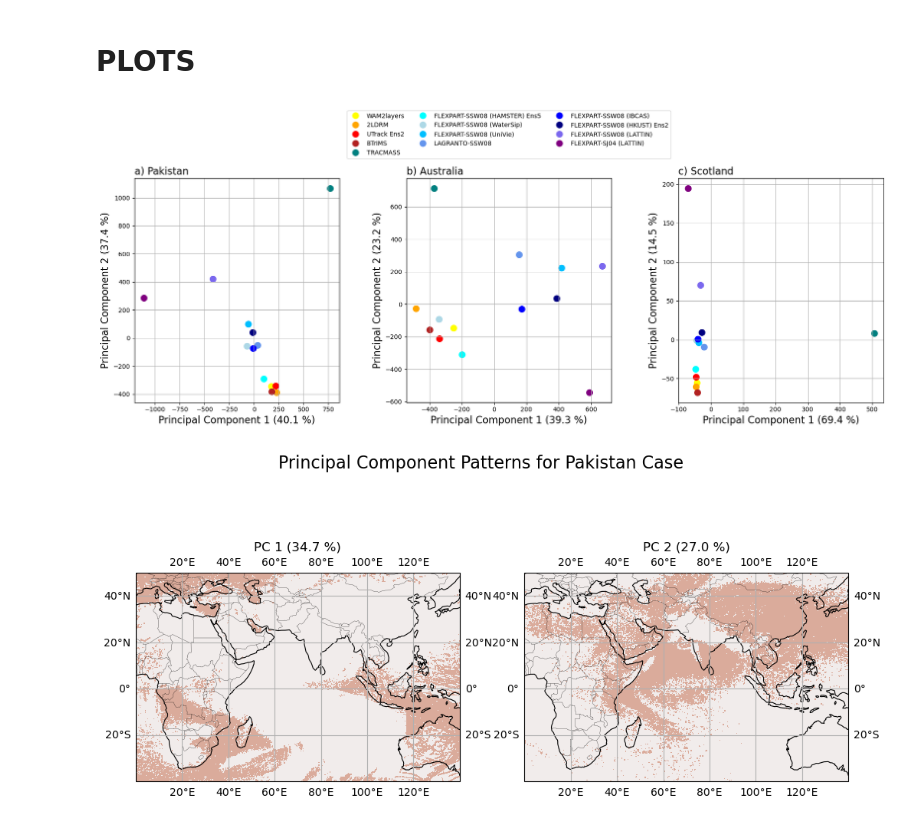
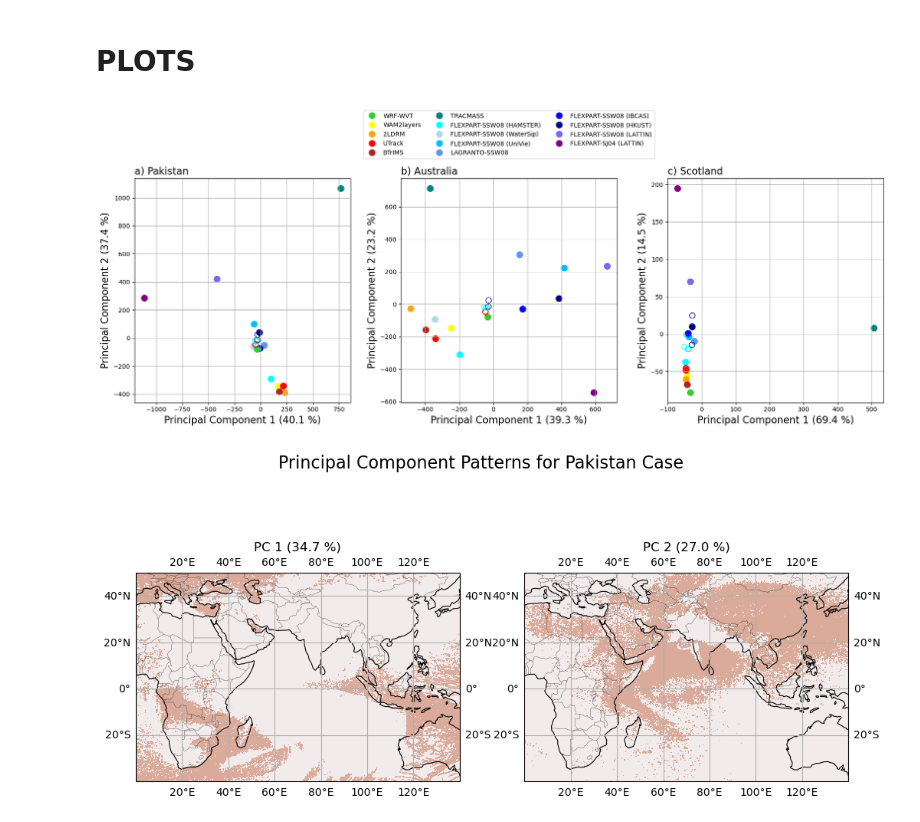
Before and after one commit to Moisture-tracking-community/INSPIRE, a Jupyter notebook: Figure8_Clustering.ipynb, the cells around one changed output. Saved outputs shown, nothing was run; the diff lists cells and outputs as text; code cells hidden in the pictures.

Commit message:
Added additional ensemble members to plot

```diff
--- a/Figure8_Clustering.ipynb
+++ b/Figure8_Clustering.ipynb
@@ -66,18 +66,18 @@ list_reordered = [
 
 # Assign a color for each model
 colors = {
-    #"WRF-WVT": "limegreen",
+    "WRF-WVT": "limegreen",
     "WAM2layers": "yellow",
     "2LDRM": "orange",
-    "UTrack Ens2": "red",
+    "UTrack": "red",
     "BTrIMS": "firebrick",
     "TRACMASS": "teal",
-    "FLEXPART-SSW08 (HAMSTER) Ens5": "cyan",
+    "FLEXPART-SSW08 (HAMSTER)": "cyan",
     "FLEXPART-SSW08 (WaterSip)": "lightblue",
     "FLEXPART-SSW08 (UniVie)": "deepskyblue",
     "LAGRANTO-SSW08": "cornflowerblue",
     "FLEXPART-SSW08 (IBCAS)": "blue",
-    "FLEXPART-SSW08 (HKUST) Ens2": "navy",
+    "FLEXPART-SSW08 (HKUST)": "navy",
     "FLEXPART-SSW08 (LATTIN)": "mediumslateblue",
     "FLEXPART-SJ04 (LATTIN)": "purple",
 }
@@ -299,11 +299,18 @@ Explained variance by the first 10 principal components: [0.69355633 0.14457407
 # %% [markdown]
 # PLOTS
 # %%
+
 fig, axs = plt.subplots(nrows=2, ncols=3, figsize=(18, 7.5), height_ratios=[1, 12])
 plt.subplots_adjust(wspace=0.02, hspace=0.25)
 
 subplot_labels = ['a)', 'b)', 'c)']
 subplot_labels = [label + ' ' + case for label, case in zip(subplot_labels, cases)]
+
+models = list(all_maps.data_vars) + list(all_maps_other.data_vars)
+names = [
+    model[: model.find("Ens")].rstrip(" ") if "Ens" in model else model
+    for model in models
+]
 
 #Start by plotting legend in top row
 ax = axs[0, 1]
@@ -318,42 +325,45 @@ ax.legend(
     handles=handles,
     handler_map={mpatches.Circle: HandlerEllipse()},
     loc="upper center",
     ncols=3,
     prop={"size": fontsize_legend},
 )
 
 for i in range(3):
     axs[0,i].axis('off')
 
 #Then plot the PCA subplots
 for i, case in enumerate(cases):
     pca_result = pca_results[case]['pca_result']
     explained_variance = pca_results[case]['explained_variance']
 
     ax = axs[1,i]
 
-    for j, model in enumerate(all_maps.data_vars):
-
-        ax.scatter(pca_result[j,0], pca_result[j,1], s=100, color=colors[model], label=model if i==0 else "")
-        #ax.text(pca_result[j,0]+0.01, pca_result[j,1]+0.01, model, color='gray', fontsize=8)
-    for j, model in enumerate(all_maps_other.data_vars):
-        projection = other_models_pca_projection[model]
-        ax.scatter(projection[0,0], projection[0,1], s=100, color=colors[model], label=model if i==0 else "", marker='X')
-        #ax.text(projection[0,0]+0.01, projection[0,1]+0.01, model, color='gray', fontsize=8)
+    for j, model in enumerate(models):
+        if(model in all_maps.data_vars):
+            ax.scatter(pca_result[j,0], pca_result[j,1], s=100, color=colors[names[j]], label=model if i==0 else "")
+            #ax.text(pca_result[j,0]+0.01, pca_result[j,1]+0.01, model, color='gray', fontsize=8)
+        elif(model in all_maps_other.data_vars):
+            projection = other_models_pca_projection[model]
+            if(model == "WRF-WVT"):
+                 ax.scatter(projection[0,0], projection[0,1], s=100, color=colors[names[j]], label=model if i==0 else "")
+            else:
+                 ax.scatter(projection[0,0], projection[0,1], s=80, linewidths=1, c="none", ec=colors[names[j]], label=model if i==0 else "")
+             #ax.text(projection[0,0]+0.01, projection[0,1]+0.01, model, color='gray', fontsize=8   )
 
     ax.set_title(f'{subplot_labels[i]}', fontsize=fontsize, loc='left')
     ax.set_xlabel(f'Principal Component 1 ({explained_variance[0]*100:.1f} %)',fontsize=fontsize)
     ax.set_ylabel(f'Principal Component 2 ({explained_variance[1]*100:.1f} %)',fontsize=fontsize)
     ax.grid()
 
 plt.tight_layout()
 if(normalize):
     plt.savefig(figure_path+'PrincipleComponents_AllCases_Subplots_normalized.png', dpi=300)
 else:
     plt.savefig(figure_path+'PrincipleComponents_AllCases_Subplots.png', dpi=300)
 plt.show()
 # %% [output]
-[figure, old version]
+[figure, new version]
 # %%
 # Spatial EOF patterns
 import cartopy.crs as ccrs
```
